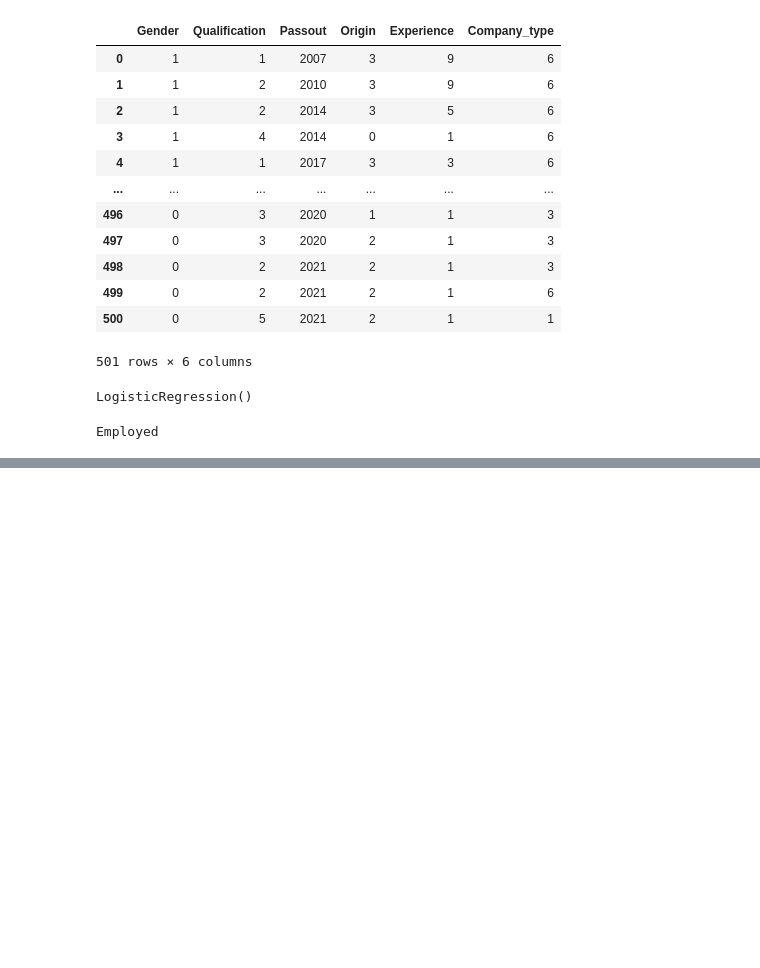
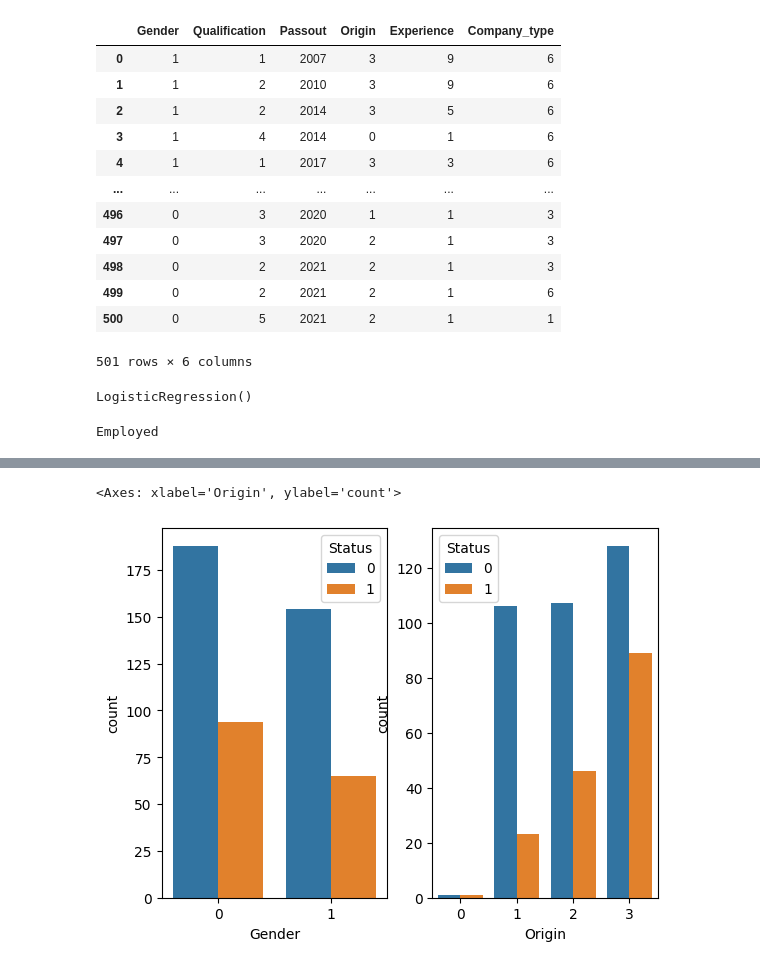
Before and after one commit to Babithrai/udhbav_internship, a Jupyter notebook: Prediction of employment during pandemic based on varoius factor.ipynb, the cells around one changed output, grey strips where cells are left out. Cells and saved outputs as stored; diff of their text form; code cells hidden in the pictures; blank space fills up the shorter version.

```diff
--- a/Prediction of employment during pandemic based on varoius factor.ipynb
+++ b/Prediction of employment during pandemic based on varoius factor.ipynb
@@ -213,0 +234,8 @@ Employed
+# %%
+plt.subplot(1,2,1)
+sns.countplot(x='Gender',hue='Status',data=x1)
+plt.subplot(1,2,2)
+sns.countplot(x='Origin',hue='Status',data=x1)
+# %% [output]
+<Axes: xlabel='Origin', ylabel='count'>
+[figure, added]
```
Also changed, not shown: parts of 9 cells of this notebook.
